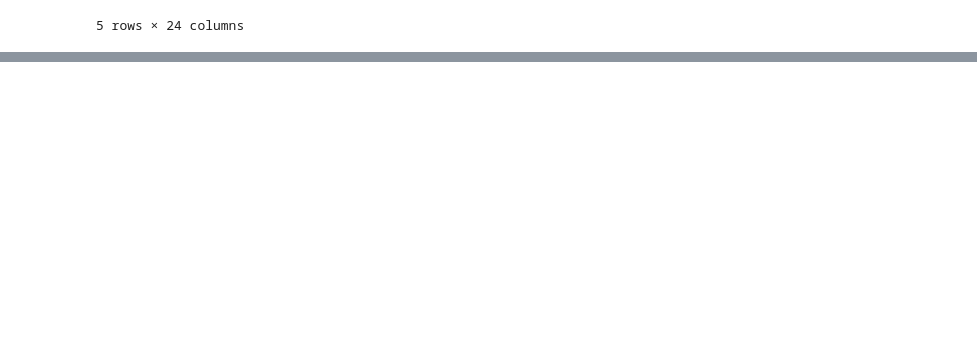
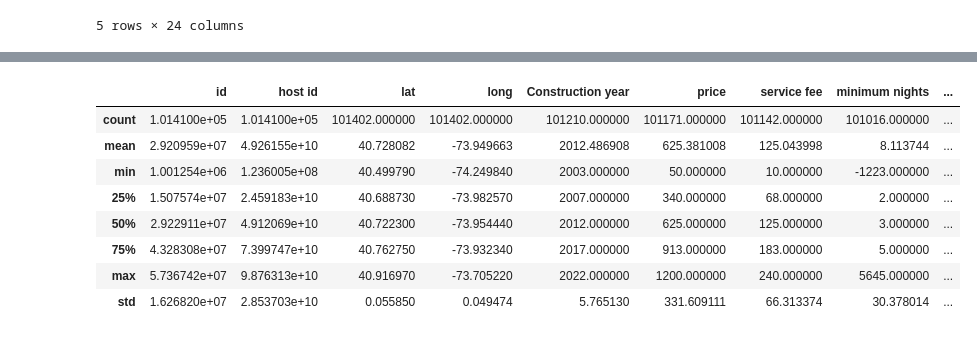
Before and after one commit to Phantom074/Airbnb-Data-Analysis, a Jupyter notebook: code.ipynb, the cells around one changed output, grey strips where cells are left out. Drawn from its saved outputs; the diff is of its cells as text; code cells hidden in the pictures; blank space fills up the shorter version.

```diff
--- a/code.ipynb
+++ b/code.ipynb
@@ -128,3 +128,6 @@ df.head()
 | 4 | 1003689 | Entire Apt: Spacious Studio/Loft ... | 92037596077 | verified | Lyndon | Manhattan | East Harlem | ... |
 | 5 | 1004098 | Large Cozy 1 BR Apartment In Midt... | 45498551794 | verified | Michelle | Manhattan | Murray Hill | ... |
 5 rows × 24 columns
+# %%
+df['price'] = df['price' ].replace('[\$, ]', '', regex=True). astype(float)
+df['service fee'] = df['service fee'].replace('[\$,]', '', regex=True).astype(float)
@@ -130,0 +144,2 @@ df.head()
+# %%
+df.drop_duplicates(inplace = True)
@@ -130,0 +166,12 @@ df.head()
+# %%
+df.describe()
+# %% [output]
+|  | id | host id | lat | long | Construction year | price | service fee | minimum nights | ... |
+| count | 1.014100e+05 | 1.014100e+05 | 101402.000000 | 101402.000000 | 101210.000000 | 101171.000000 | 101142.000000 | 101016.000000 | ... |
+| mean | 2.920959e+07 | 4.926155e+10 | 40.728082 | -73.949663 | 2012.486908 | 625.381008 | 125.043998 | 8.113744 | ... |
+| min | 1.001254e+06 | 1.236005e+08 | 40.499790 | -74.249840 | 2003.000000 | 50.000000 | 10.000000 | -1223.000000 | ... |
+| 25% | 1.507574e+07 | 2.459183e+10 | 40.688730 | -73.982570 | 2007.000000 | 340.000000 | 68.000000 | 2.000000 | ... |
+| 50% | 2.922911e+07 | 4.912069e+10 | 40.722300 | -73.954440 | 2012.000000 | 625.000000 | 125.000000 | 3.000000 | ... |
+| 75% | 4.328308e+07 | 7.399747e+10 | 40.762750 | -73.932340 | 2017.000000 | 913.000000 | 183.000000 | 5.000000 | ... |
+| max | 5.736742e+07 | 9.876313e+10 | 40.916970 | -73.705220 | 2022.000000 | 1200.000000 | 240.000000 | 5645.000000 | ... |
+| std | 1.626820e+07 | 2.853703e+10 | 0.055850 | 0.049474 | 5.765130 | 331.609111 | 66.313374 | 30.378014 | ... |
```
Also changed, not shown: parts of 5 cells of this notebook.
